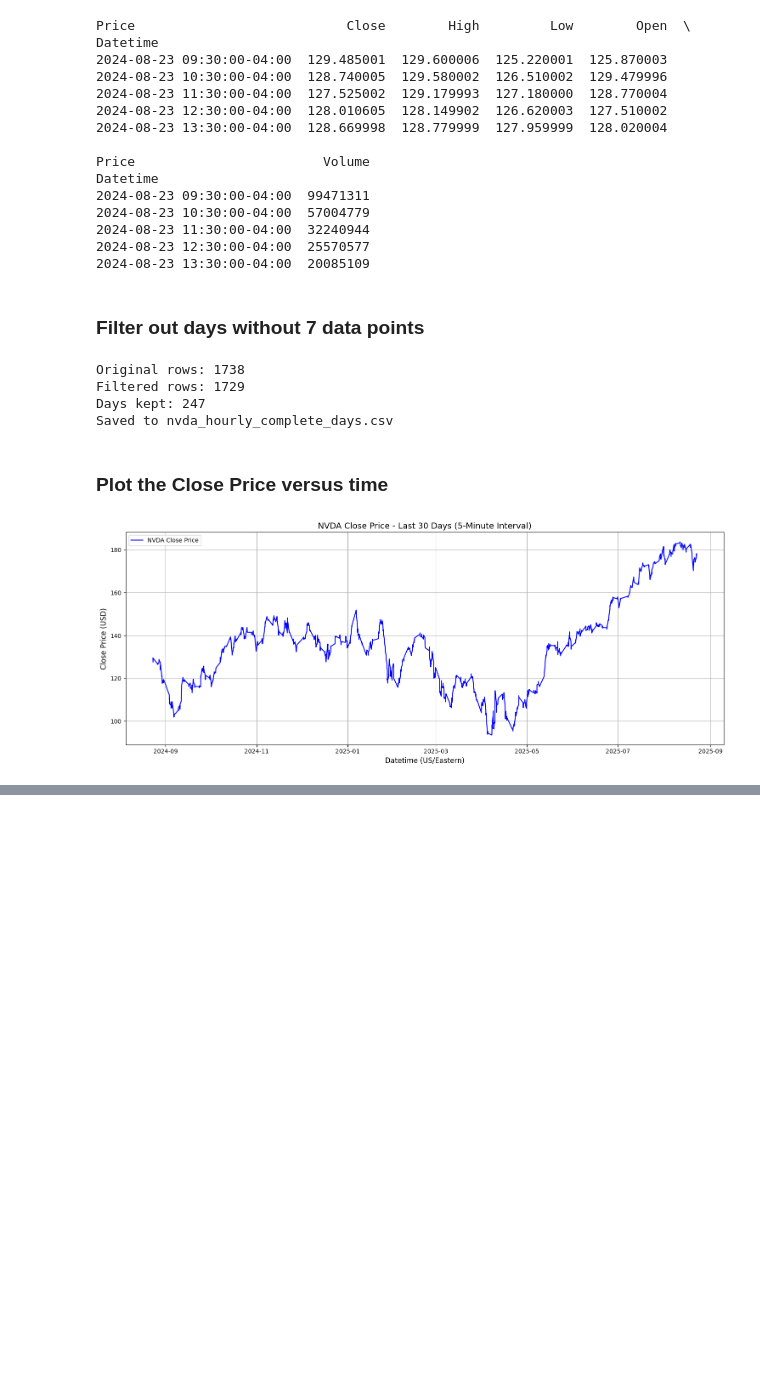
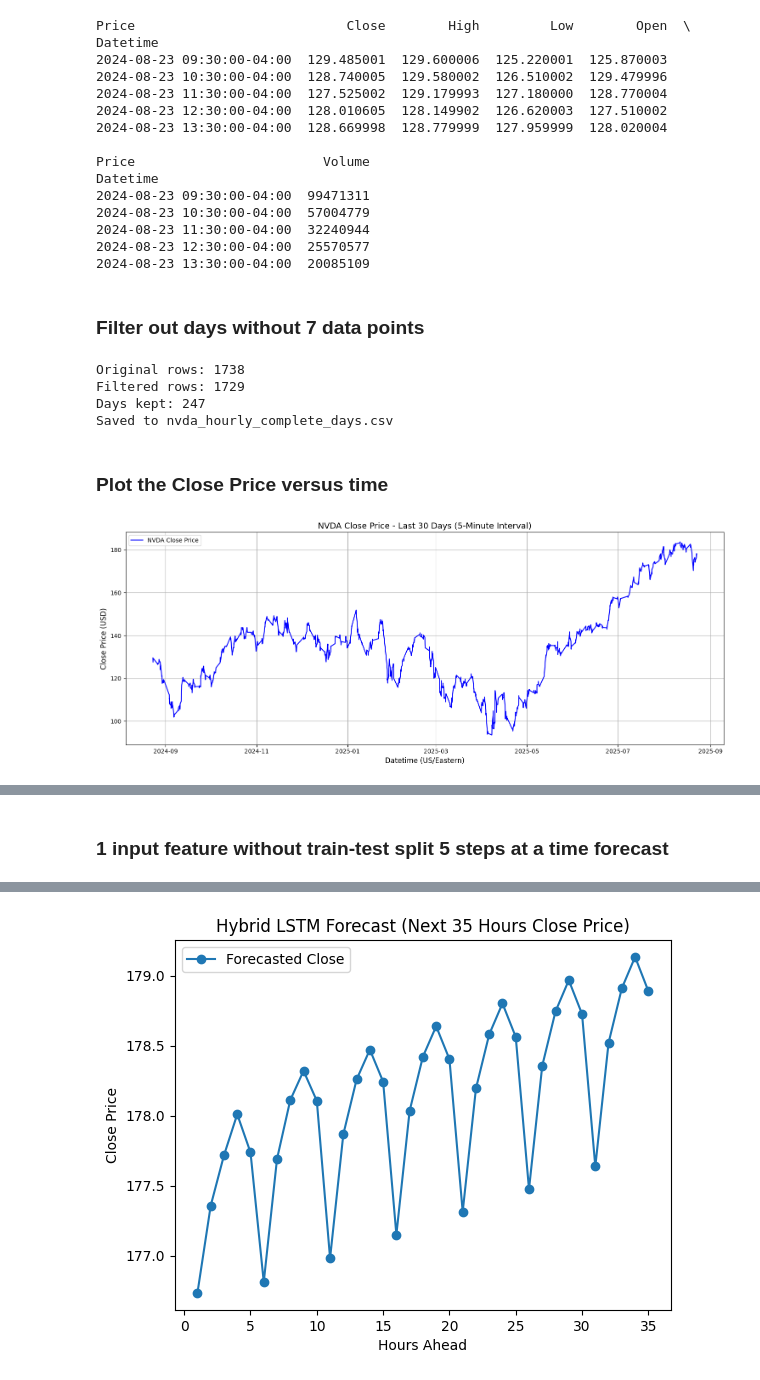
Before and after one commit to ss47tt/Stock_price_forecast_1y_1h, a Jupyter notebook: Stock_forecaster_lstm.ipynb, the cells around one changed output, grey strips where cells are left out. Drawn from its saved outputs; the diff is of its cells as text; code cells hidden in the pictures; blank space fills up the shorter version.

```diff
--- a/Stock_forecaster_lstm.ipynb
+++ b/Stock_forecaster_lstm.ipynb
@@ -453,0 +642,79 @@ Epoch 5/20
+# %% [markdown]
+### 1 input feature without train-test split 5 steps at a time forecast
+# %%
+import pandas as pd
+import numpy as np
+import matplotlib.pyplot as plt
+from sklearn.preprocessing import MinMaxScaler
+from tensorflow.keras.models import Sequential
+from tensorflow.keras.layers import LSTM, Dense
+from tensorflow.keras import Input
+
+# ---------------- Load Data ----------------
+df = pd.read_csv("nvda_hourly_complete_days.csv")
+df["Datetime"] = pd.to_datetime(df["Datetime"], utc=True)
+df = df.sort_values("Datetime")  # Ensure chronological order
+
+# Use Close price only
+data = df[["Close"]].values
+
+# Scale data
+scaler = MinMaxScaler()
+scaled = scaler.fit_transform(data)
+
+# ---------------- Prepare Sequences ----------------
+lookback = 20 * 7   # 20 days * 7 hours
+step_size = 5       # predict 5 steps at a time
+
+X, y = [], []
+for i in range(len(scaled) - lookback - step_size):
+    X.append(scaled[i:i+lookback])
+    y.append(scaled[i+lookback:i+lookback+step_size, 0])  # Close only
+
+X, y = np.array(X), np.array(y)
+
+print("Input shape:", X.shape)
+print("Output shape:", y.shape)
+
+# ---------------- Train LSTM for multi-step prediction ----------------
+model = Sequential([
+    Input(shape=(lookback, 1)),
+    LSTM(128, activation="tanh"),
+    Dense(step_size)   # predict multiple steps at once
+])
+model.compile(optimizer="adam", loss="mse")
+
+history = model.fit(X, y, epochs=20, batch_size=16)
+
+# ---------------- Hybrid Recursive Forecast ----------------
+forecast_horizon = 35  # total steps to predict
+last_window = scaled[-lookback:]  # shape (lookback, 1)
+predictions = []
+
+while len(predictions) < forecast_horizon:
+    input_window = np.expand_dims(last_window, axis=0)
+    next_steps_scaled = model.predict(input_window, verbose=0)[0]  # shape: (step_size,)
+
+    # Clip if remaining steps < step_size
+    remaining_steps = forecast_horizon - len(predictions)
+    next_steps_scaled = next_steps_scaled[:remaining_steps]
+
+    predictions.extend(next_steps_scaled)
+
+    # Update last_window: drop oldest steps, append predicted steps
+    for step in next_steps_scaled:
+        last_window = np.vstack([last_window[1:], [[step]]])
+
+# Inverse transform to get actual Close prices
+pred_close = scaler.inverse_transform(np.array(predictions).reshape(-1, 1)).flatten()
+
+print("Next 35-hour Close forecast (hybrid):", pred_close)
+
+# ---------------- Plot ----------------
+plt.plot(range(1, forecast_horizon + 1), pred_close, marker="o", label="Forecasted Close")
+plt.title("Hybrid LSTM Forecast (Next 35 Hours Close Price)")
+plt.xlabel("Hours Ahead")
+plt.ylabel("Close Price")
+plt.legend()
+plt.show()
+# %% [output]
@@ -453,0 +738 @@ Epoch 5/20
+[figure, added]
```
Also changed, not shown: parts of 15 cells of this notebook.
